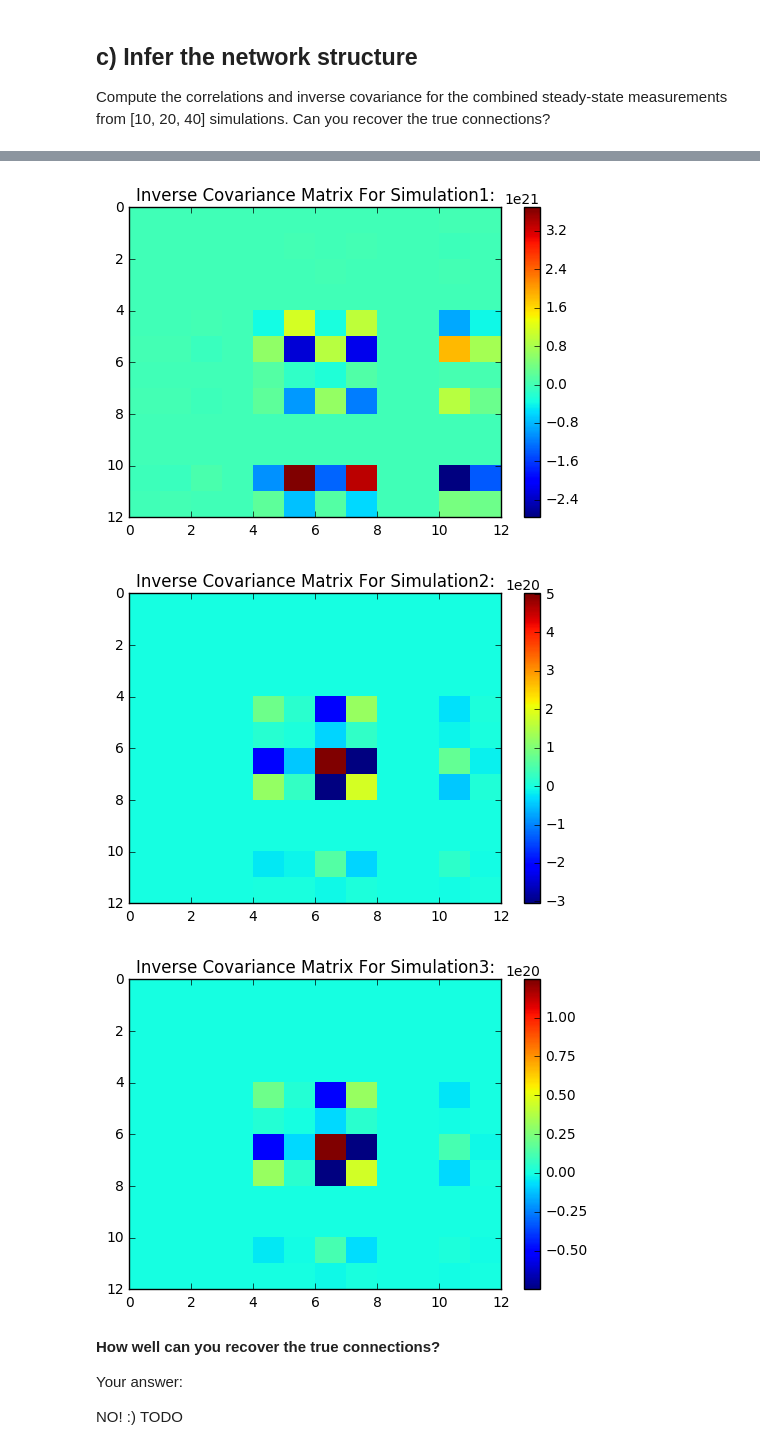
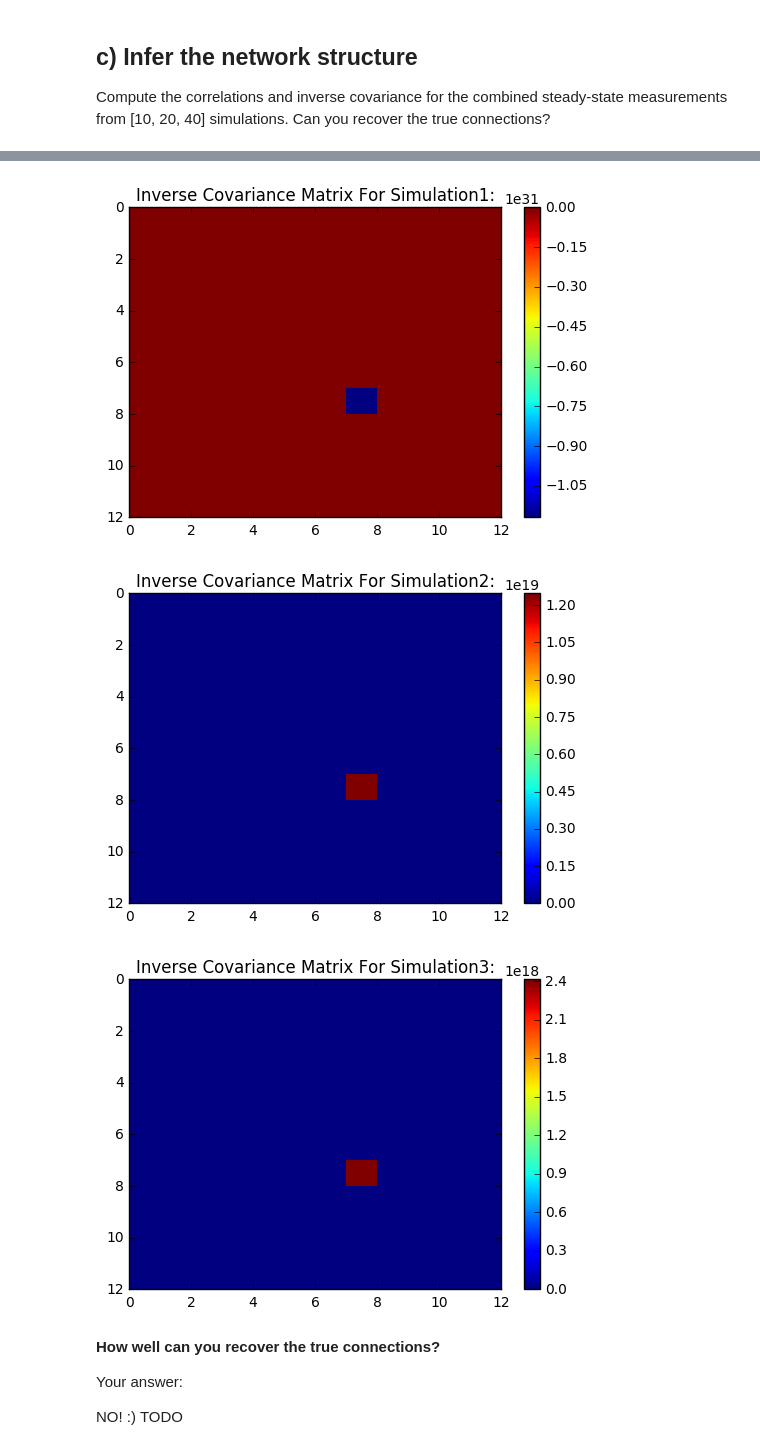
Before and after one commit to belochka/Bioinf, a Jupyter notebook: NetworkInference.ipynb, the cells around one changed output, grey strips where cells are left out. Cells and saved outputs as stored; diff of their text form; code cells hidden in the pictures.

Commit message:
4b&4c: random gamma

```diff
--- a/NetworkInference.ipynb
+++ b/NetworkInference.ipynb
@@ -586,11 +586,9 @@ Simulate the system with number of non-negative random external inputs until it
 # %%
 # Simulate the system with number of non-negative random external inputs
 for i in range(5):
-    # TODO: different gammas for each run or in the run?
-    # gamma = [random.random() for i in range(3)]
-    gamma = random.random() * 2
-    print('Simulation for gamma:', [gamma, gamma, gamma])
-    simulation = simulate(precisionMatrix, [gamma, gamma, gamma], True)
+    gamma = [random.random() * 2 for i in range(3)]
+    print('Simulation for gamma: ', gamma)
+    simulation = simulate(precisionMatrix, gamma, True)
 
 # What can you see?
 # Answer: TODO...
@@ -618,22 +616,16 @@ simulation3 = []
 
 # Simulate
 for i in range(10):
-    # TODO: different gammas for each run or in the run?
-    # gamma = [random.random() for i in range(3)]
-    gamma = random.random()
-    simulation = simulate(precisionMatrix, [gamma, gamma, gamma], False)
+    gamma = [random.random() * 2 for i in range(3)]
+    simulation = simulate(precisionMatrix, gamma, False)
     simulation1.append(simulation[-1])
 for i in range(20):
-    # TODO: different gammas for each run or in the run?
-    # gamma = [random.random() for i in range(3)]
-    gamma = random.random()
-    simulation = simulate(precisionMatrix, [gamma, gamma, gamma], False)
+    gamma = [random.random() * 2 for i in range(3)]
+    simulation = simulate(precisionMatrix, gamma, False)
     simulation2.append(simulation[-1])
 for i in range(40):
-    # TODO: different gammas for each run or in the run?
-    # gamma = [random.random() for i in range(3)]
-    gamma = random.random()
-    simulation = simulate(precisionMatrix, [gamma, gamma, gamma], False)
+    gamma = [random.random() * 2 for i in range(3)]
+    simulation = simulate(precisionMatrix, gamma, False)
     simulation3.append(simulation[-1])
 
 # Compute the correlations for the combined steady-state measurements
@@ -699,6 +691,6 @@ plt.show()
-[figure, old version]
+[figure, new version]
-[figure, old version]
+[figure, new version]
-[figure, old version]
+[figure, new version]
 # %% [markdown]
 **How well can you recover the true connections?**
 
```
Also changed, not shown: parts of 2 cells of this notebook.
